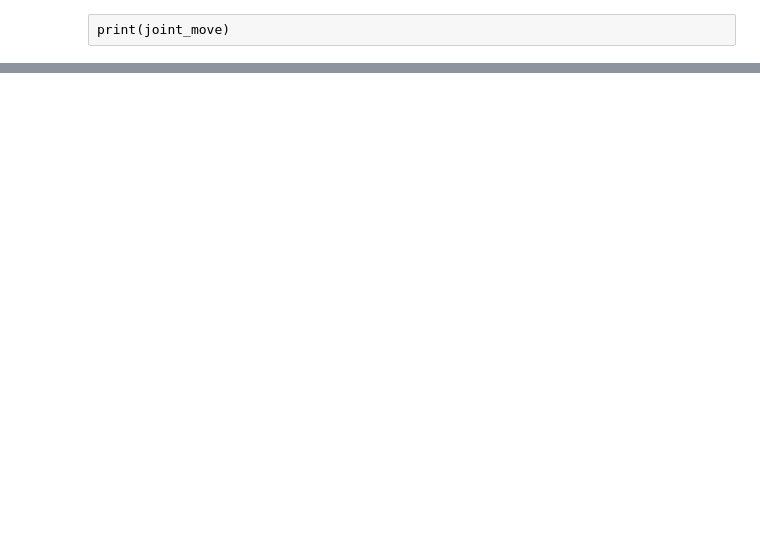
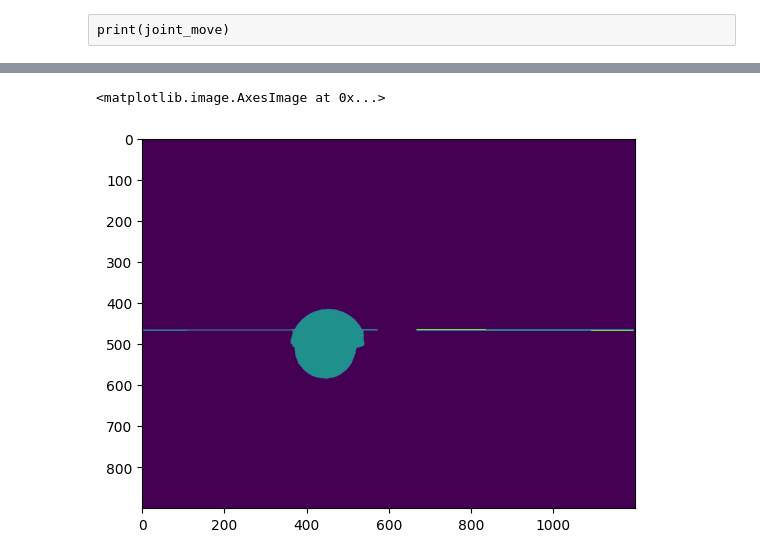
Before and after one commit to Majed-EE/tactile_app, a Jupyter notebook: arh_bend_test.ipynb, the cells around one changed output, grey strips where cells are left out. Saved outputs shown, nothing was run; the diff lists cells and outputs as text; code cells hidden in the pictures; blank space fills up the shorter version.

```diff
--- a/arh_bend_test.ipynb
+++ b/arh_bend_test.ipynb
@@ -461,0 +405,7 @@ XXXXXXXXXXXXXXXXXXXXXXXXXXXXXXXXXXXXXX
+# %%
+
+label_image=measure.label(closed_mask)
+plt.imshow(label_image)
+# %% [output]
+<matplotlib.image.AxesImage at 0x...>
+[figure, added]
```
Also changed, not shown: parts of 29 cells of this notebook, 1 other file.
